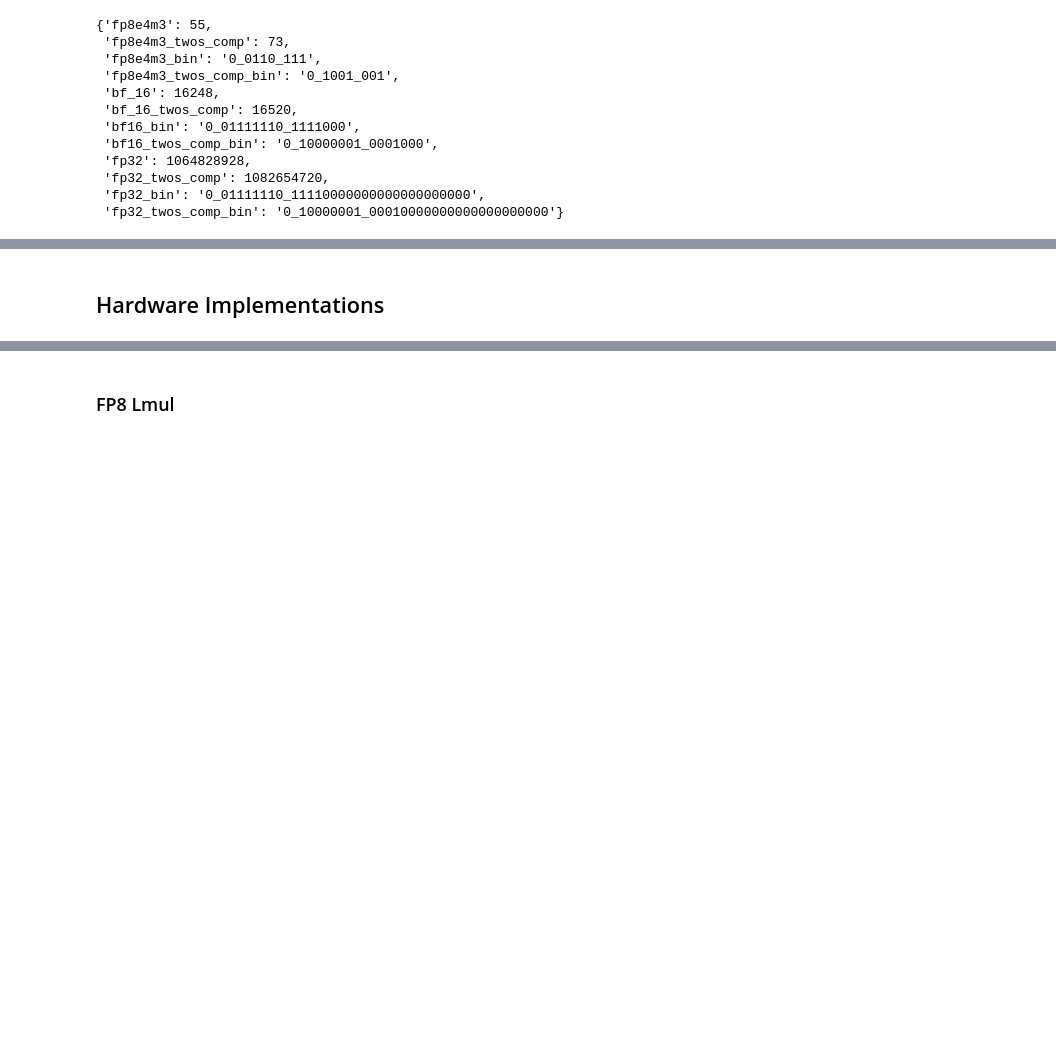
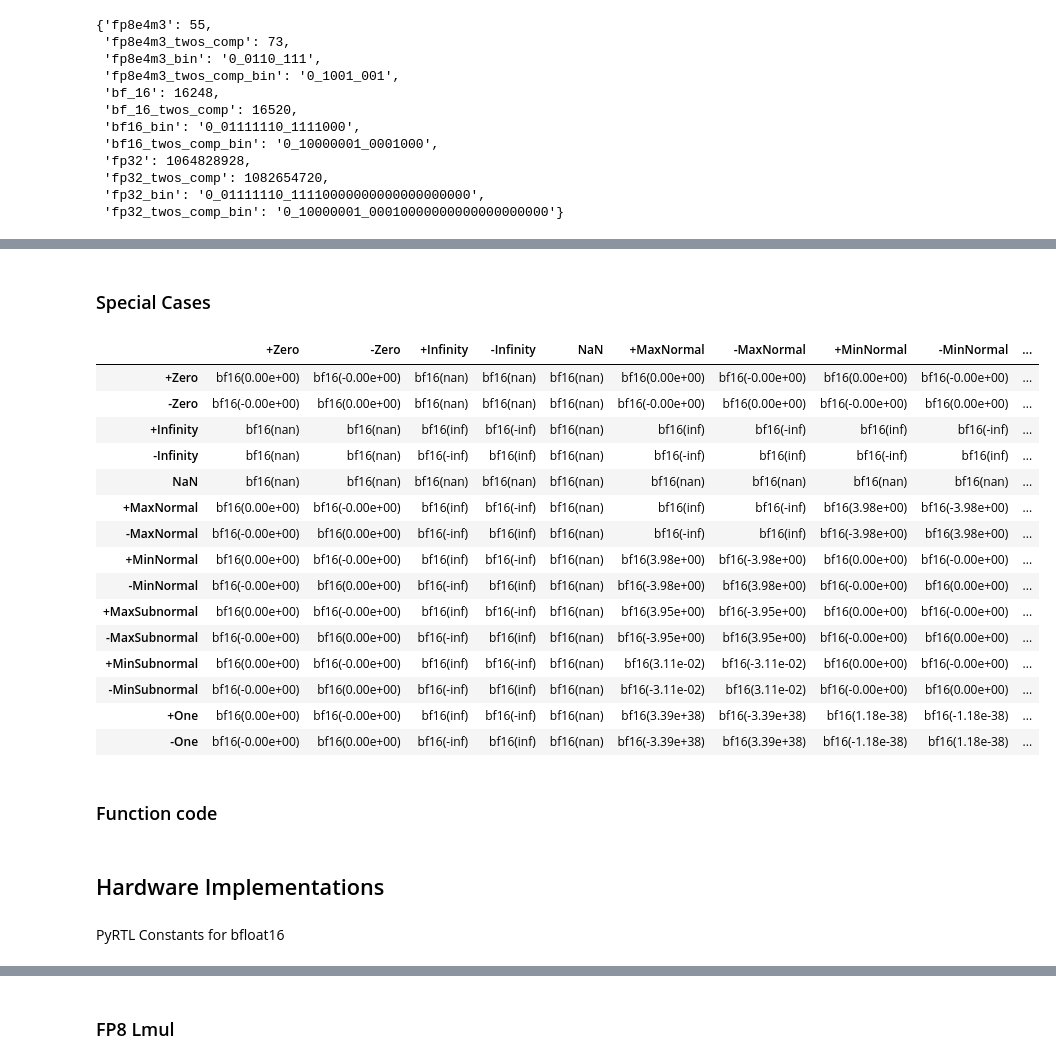
Before and after one commit to ninjakaib/hardware-accelerators, a Jupyter notebook: kai/notebooks/bf16_lmul.ipynb, the cells around one changed output, grey strips where cells are left out. Saved outputs shown, nothing was run; the diff lists cells and outputs as text; code cells hidden in the pictures; blank space fills up the shorter version.

```diff
--- a/kai/notebooks/bf16_lmul.ipynb
+++ b/kai/notebooks/bf16_lmul.ipynb
@@ -342,0 +425,54 @@ def analyze_circuit(
+# %% [markdown]
+### Special Cases
+# %%
+def get_bf16_special_values():
+    return {
+        # Zeros
+        "+Zero": BF16(0.0),
+        "-Zero": BF16(-0.0),
+        # Infinities
+        "+Infinity": BF16(float('inf')),
+        "-Infinity": BF16(float('-inf')),
+        # NaN
+        "NaN": BF16(float('nan')),
+        # Normal edge cases
+        "+MaxNormal": BF16('0.11111110.1111111'),
+        "-MaxNormal": BF16('1.11111110.1111111'),
+        "+MinNormal": BF16('0.00000001.0000000'),
+        "-MinNormal": BF16('1.00000001.0000000'),
+        # Subnormal edge cases
+        "+MaxSubnormal": BF16('0.00000000.1111111'),
+        "-MaxSubnormal": BF16('1.00000000.1111111'),
+        "+MinSubnormal": BF16('0.00000000.0000001'),
+        "-MinSubnormal": BF16('1.00000000.0000001'),
+        # Regular normal number
+        "+One": BF16(1.0),
+        "-One": BF16(-1.0),
+    }
+
+sv = get_bf16_special_values()
+sv_arr = np.array(list(sv.values()))
+
+result_matrix = sv_arr.reshape(-1,1) @ sv_arr.reshape(1,-1)
+
+result_matrix_df = pd.DataFrame(result_matrix, index=sv.keys(), columns=sv.keys())
+result_matrix_df
+# %% [output]
+|  | +Zero | -Zero | +Infinity | -Infinity | NaN | +MaxNormal | -MaxNormal | +MinNormal | -MinNormal | ... |
+| +Zero | bf16(0.00e+00) | bf16(-0.00e+00) | bf16(nan) | bf16(nan) | bf16(nan) | bf16(0.00e+00) | bf16(-0.00e+00) | bf16(0.00e+00) | bf16(-0.00e+00) | ... |
+| -Zero | bf16(-0.00e+00) | bf16(0.00e+00) | bf16(nan) | bf16(nan) | bf16(nan) | bf16(-0.00e+00) | bf16(0.00e+00) | bf16(-0.00e+00) | bf16(0.00e+00) | ... |
+| +Infinity | bf16(nan) | bf16(nan) | bf16(inf) | bf16(-inf) | bf16(nan) | bf16(inf) | bf16(-inf) | bf16(inf) | bf16(-inf) | ... |
+| -Infinity | bf16(nan) | bf16(nan) | bf16(-inf) | bf16(inf) | bf16(nan) | bf16(-inf) | bf16(inf) | bf16(-inf) | bf16(inf) | ... |
+| NaN | bf16(nan) | bf16(nan) | bf16(nan) | bf16(nan) | bf16(nan) | bf16(nan) | bf16(nan) | bf16(nan) | bf16(nan) | ... |
+| +MaxNormal | bf16(0.00e+00) | bf16(-0.00e+00) | bf16(inf) | bf16(-inf) | bf16(nan) | bf16(inf) | bf16(-inf) | bf16(3.98e+00) | bf16(-3.98e+00) | ... |
+| -MaxNormal | bf16(-0.00e+00) | bf16(0.00e+00) | bf16(-inf) | bf16(inf) | bf16(nan) | bf16(-inf) | bf16(inf) | bf16(-3.98e+00) | bf16(3.98e+00) | ... |
+| +MinNormal | bf16(0.00e+00) | bf16(-0.00e+00) | bf16(inf) | bf16(-inf) | bf16(nan) | bf16(3.98e+00) | bf16(-3.98e+00) | bf16(0.00e+00) | bf16(-0.00e+00) | ... |
+| -MinNormal | bf16(-0.00e+00) | bf16(0.00e+00) | bf16(-inf) | bf16(inf) | bf16(nan) | bf16(-3.98e+00) | bf16(3.98e+00) | bf16(-0.00e+00) | bf16(0.00e+00) | ... |
+| +MaxSubnormal | bf16(0.00e+00) | bf16(-0.00e+00) | bf16(inf) | bf16(-inf) | bf16(nan) | bf16(3.95e+00) | bf16(-3.95e+00) | bf16(0.00e+00) | bf16(-0.00e+00) | ... |
+| -MaxSubnormal | bf16(-0.00e+00) | bf16(0.00e+00) | bf16(-inf) | bf16(inf) | bf16(nan) | bf16(-3.95e+00) | bf16(3.95e+00) | bf16(-0.00e+00) | bf16(0.00e+00) | ... |
+| +MinSubnormal | bf16(0.00e+00) | bf16(-0.00e+00) | bf16(inf) | bf16(-inf) | bf16(nan) | bf16(3.11e-02) | bf16(-3.11e-02) | bf16(0.00e+00) | bf16(-0.00e+00) | ... |
+| -MinSubnormal | bf16(-0.00e+00) | bf16(0.00e+00) | bf16(-inf) | bf16(inf) | bf16(nan) | bf16(-3.11e-02) | bf16(3.11e-02) | bf16(-0.00e+00) | bf16(0.00e+00) | ... |
+| +One | bf16(0.00e+00) | bf16(-0.00e+00) | bf16(inf) | bf16(-inf) | bf16(nan) | bf16(3.39e+38) | bf16(-3.39e+38) | bf16(1.18e-38) | bf16(-1.18e-38) | ... |
+| -One | bf16(-0.00e+00) | bf16(0.00e+00) | bf16(-inf) | bf16(inf) | bf16(nan) | bf16(-3.39e+38) | bf16(3.39e+38) | bf16(-1.18e-38) | bf16(1.18e-38) | ... |
+# %% [markdown]
+### Function code
@@ -343,2 +517,4 @@ def analyze_circuit(
 # %% [markdown]
 ## Hardware Implementations
+# %% [markdown]
+PyRTL Constants for bfloat16
```
Also changed, not shown: parts of 17 cells of this notebook, 1 other file.
